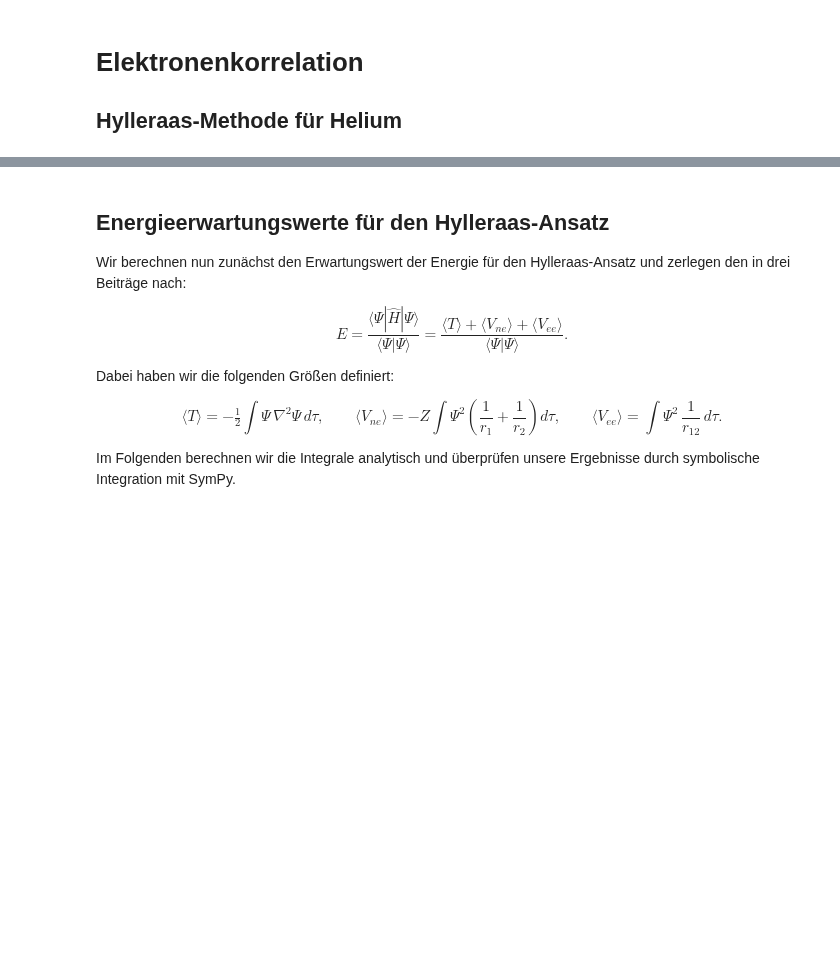
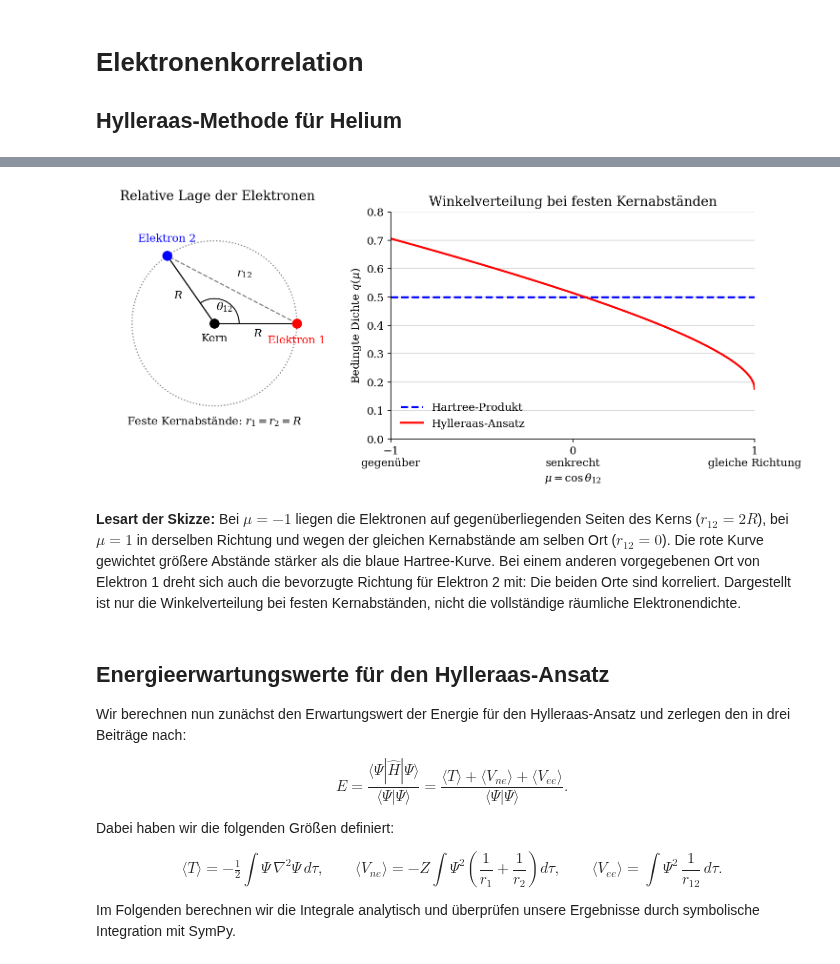
Before and after one commit to rolandmitric/quantum_chemistry_2025, a Jupyter notebook: correlation_hylleraas.ipynb, the cells around one changed output, grey strips where cells are left out. Drawn from its saved outputs; the diff is of its cells as text; code cells hidden in the pictures; blank space fills up the shorter version.

Commit message:
Refine helium and integrate the Hylleraas correlation chapter

```diff
--- a/correlation_hylleraas.ipynb
+++ b/correlation_hylleraas.ipynb
@@ -36,3 +114,74 @@ Den variationellen Parameter $\zeta$ kann man als eine effektive (abgeschirmte)
+# %%
+def plot_electron_correlation():
+    import numpy as np
+    import matplotlib.pyplot as plt
+    from matplotlib.patches import Arc, Circle
+
+    radius = 1.0  # in Bohrschen Radien a_0
+    gamma = 0.5   # in a_0^{-1}; illustrativer Korrelationsparameter
+    mu = np.linspace(-1, 1, 1001)
+    distance = radius * np.sqrt(2 * (1 - mu))
+    # Integral von (1 + gamma * r_12)**2 über -1 <= mu <= 1.
+    norm = 2 + (16 / 3) * gamma * radius + 4 * (gamma * radius)**2
+    q_hartree = np.full_like(mu, 0.5)
+    q_hylleraas = (1 + gamma * distance)**2 / norm
+
+    style = {"font.family": "DejaVu Serif", "font.size": 11,
+             "mathtext.fontset": "dejavuserif", "figure.dpi": 150}
+    with plt.rc_context(style):
+        fig, (geometry, density) = plt.subplots(
+            1, 2, figsize=(10, 4.2), layout="constrained",
+            gridspec_kw={"width_ratios": [1, 1.45]})
+
+        theta = np.deg2rad(125)
+        electron_1 = np.array([radius, 0.0])
+        electron_2 = radius * np.array([np.cos(theta), np.sin(theta)])
+        geometry.add_patch(Circle((0, 0), radius, fill=False,
+                                  edgecolor="gray", linestyle=":", linewidth=1.2))
+        geometry.plot([0, electron_1[0]], [0, electron_1[1]], color="black", lw=1.2)
+        geometry.plot([0, electron_2[0]], [0, electron_2[1]], color="black", lw=1.2)
+        geometry.plot([electron_1[0], electron_2[0]],
+                      [electron_1[1], electron_2[1]], color="gray", ls="--", lw=1.2)
+        geometry.add_patch(Arc((0, 0), 0.6, 0.6, theta1=0, theta2=125,
+                              edgecolor="black", linewidth=1))
+        geometry.plot(0, 0, "o", color="black", ms=9)
+        geometry.plot(*electron_1, "o", color="red", ms=9)
+        geometry.plot(*electron_2, "o", color="blue", ms=9)
+        geometry.text(0, -0.22, "Kern", ha="center")
+        geometry.text(1.0, -0.24, "Elektron 1", ha="center", color="red")
+        geometry.text(electron_2[0], electron_2[1] + 0.17,
+                      "Elektron 2", ha="center", color="blue")
+        geometry.text(0.53, -0.16, r"$R$", ha="center")
+        geometry.text(-0.44, 0.30, r"$R$", ha="center")
+        geometry.text(0.12, 0.16, r"$\theta_{12}$", ha="center")
+        geometry.text(0.36, 0.57, r"$r_{12}$", ha="center")
+        geometry.text(0, -1.23, r"Feste Kernabstände: $r_1=r_2=R$", ha="center")
+        geometry.set(xlim=(-1.35, 1.42), ylim=(-1.4, 1.35), aspect="equal")
+        geometry.set_title("Relative Lage der Elektronen", pad=12)
+        geometry.axis("off")
+
+        density.plot(mu, q_hartree, color="blue", ls="--", lw=2,
+                     label="Hartree-Produkt")
+        density.plot(mu, q_hylleraas, color="red", lw=2,
+                     label="Hylleraas-Ansatz")
+        density.set(xlim=(-1, 1), ylim=(0, 0.8),
+                    xlabel=r"$\mu=\cos\theta_{12}$",
+                    ylabel=r"Bedingte Dichte $q(\mu)$",
+                    title="Winkelverteilung bei festen Kernabständen")
+        density.set_xticks([-1, 0, 1],
+                          ["−1\ngegenüber", "0\nsenkrecht", "1\ngleiche Richtung"])
+        density.spines[["top", "right"]].set_visible(False)
+        density.grid(axis="y", color="lightgray", lw=0.8)
+        density.set_axisbelow(True)
+        density.legend(loc="lower left", frameon=False)
+        plt.show()
+
+
+plot_electron_correlation()
+# %% [output]
+[figure, added]
+# %% [markdown]
+**Lesart der Skizze:** Bei $\mu=-1$ liegen die Elektronen auf gegenüberliegenden Seiten des Kerns ($r_{12}=2R$), bei $\mu=1$ in derselben Richtung und wegen der gleichen Kernabstände am selben Ort ($r_{12}=0$). Die rote Kurve gewichtet größere Abstände stärker als die blaue Hartree-Kurve. Bei einem anderen vorgegebenen Ort von Elektron 1 dreht sich auch die bevorzugte Richtung für Elektron 2 mit: Die beiden Orte sind korreliert. Dargestellt ist nur die Winkelverteilung bei festen Kernabständen, nicht die vollständige räumliche Elektronendichte.
 # %% [markdown]
 ## Energieerwartungswerte für den Hylleraas-Ansatz
 
```
Also changed, not shown: parts of 18 cells of this notebook, 3 other files.
